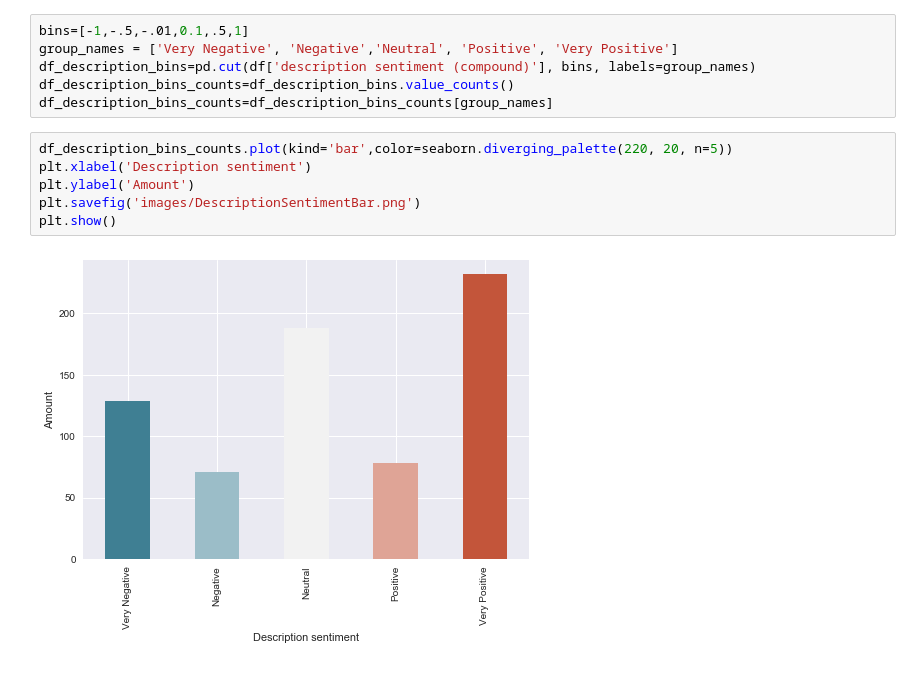
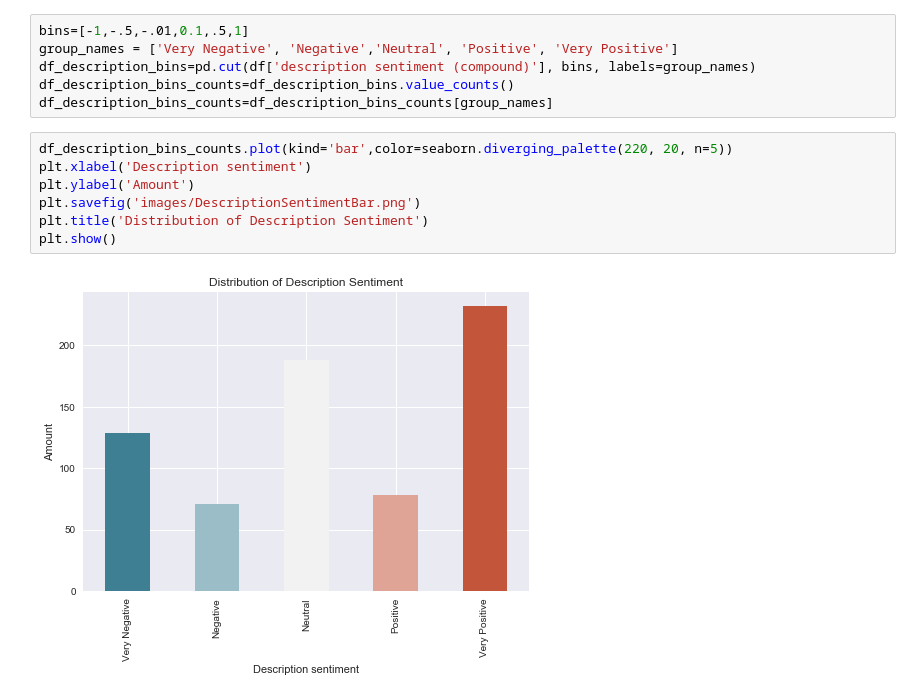
Before and after one commit to rupalimayekar/ProjectWattpad, a Jupyter notebook: Sentiment_Analysis.ipynb, the cells around one changed output. Drawn from its saved outputs; the diff is of its cells as text.

```diff
--- a/Sentiment_Analysis.ipynb
+++ b/Sentiment_Analysis.ipynb
@@ -63,8 +65,9 @@ df_description_bins_counts=df_description_bins_counts[group_names]
 # %%
 df_description_bins_counts.plot(kind='bar',color=seaborn.diverging_palette(220, 20, n=5))
 plt.xlabel('Description sentiment')
 plt.ylabel('Amount')
 plt.savefig('images/DescriptionSentimentBar.png')
+plt.title('Distribution of Description Sentiment')
 plt.show()
 # %% [output]
-[figure, old version]
+[figure, new version]
```
Also changed, not shown: parts of 2 cells of this notebook.
